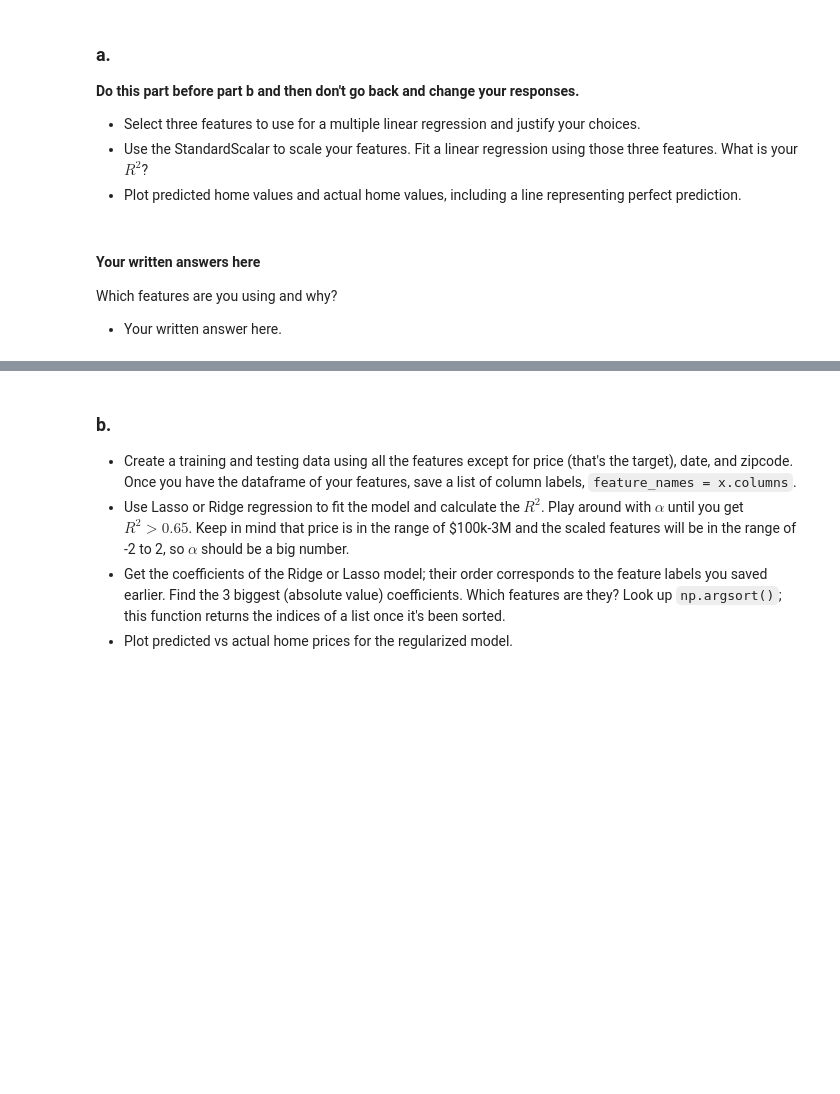
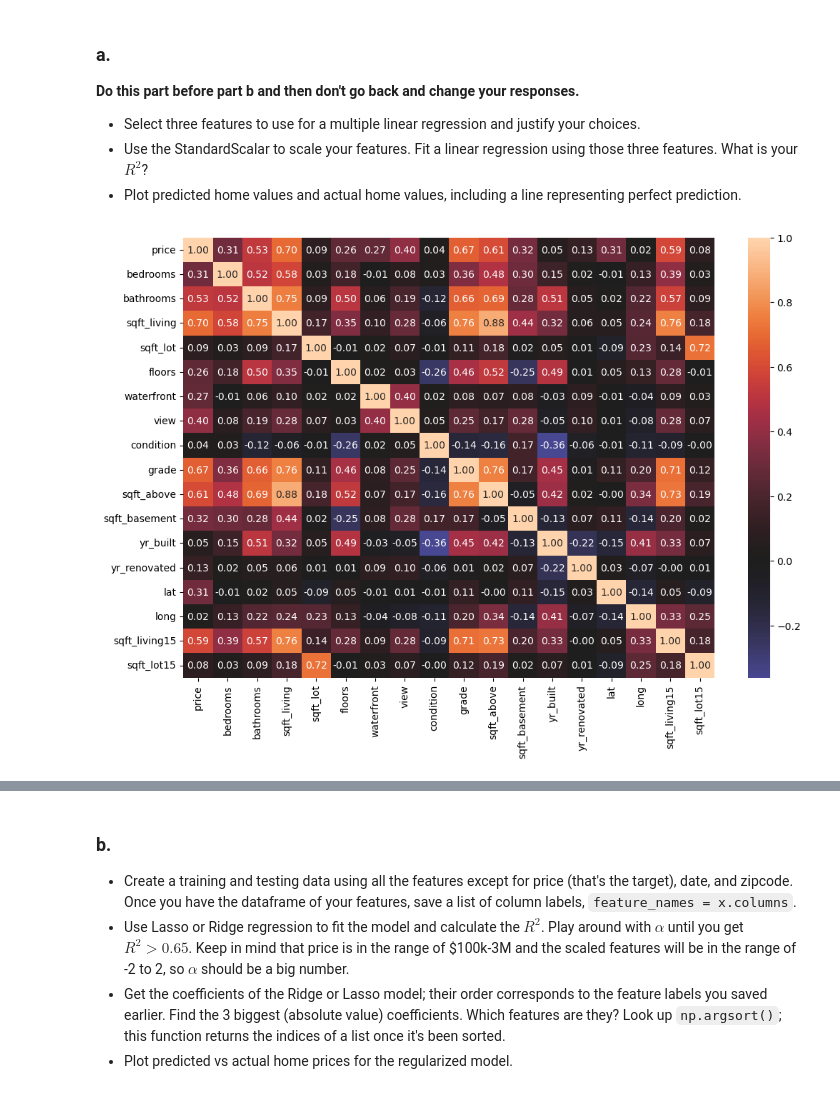
Before and after one commit to GettysburgDataScience/ps1-linear-regression-Andry-Arthur, a Jupyter notebook: PS1.ipynb, the cells around one changed output, grey strips where cells are left out. Saved outputs shown, nothing was run; the diff lists cells and outputs as text; code cells hidden in the pictures; blank space fills up the shorter version.

```diff
--- a/PS1.ipynb
+++ b/PS1.ipynb
@@ -213,5 +250,9 @@ housing_df = pd.read_csv('kc_house_data.csv')
-# %% [markdown]
-#### Your written answers here
-Which features are you using and why?
-
- - Your written answer here.
+# %%
+#drop columns id,date and zipcode
+housing_df = housing_df.drop(columns=['id', 'date', 'zipcode'])
+housing_corr = housing_df.corr()
+plt.figure(figsize=(12,8))
+sns.heatmap(housing_corr, annot=True, center=0, fmt='.2f') #plot heatmap
+plt.show()
+# %% [output]
+[figure, added]
```
Also changed, not shown: parts of 25 cells of this notebook.
